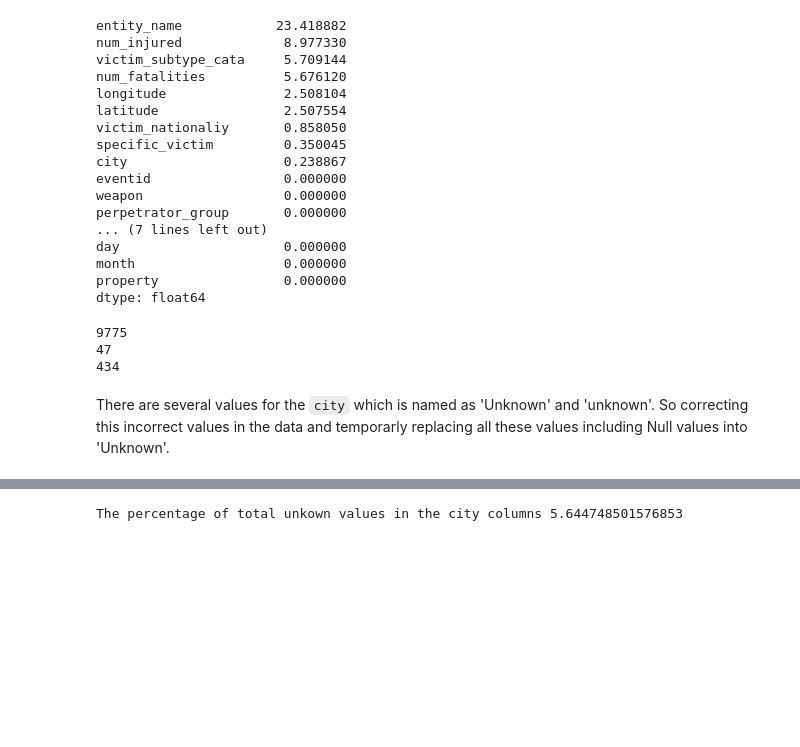
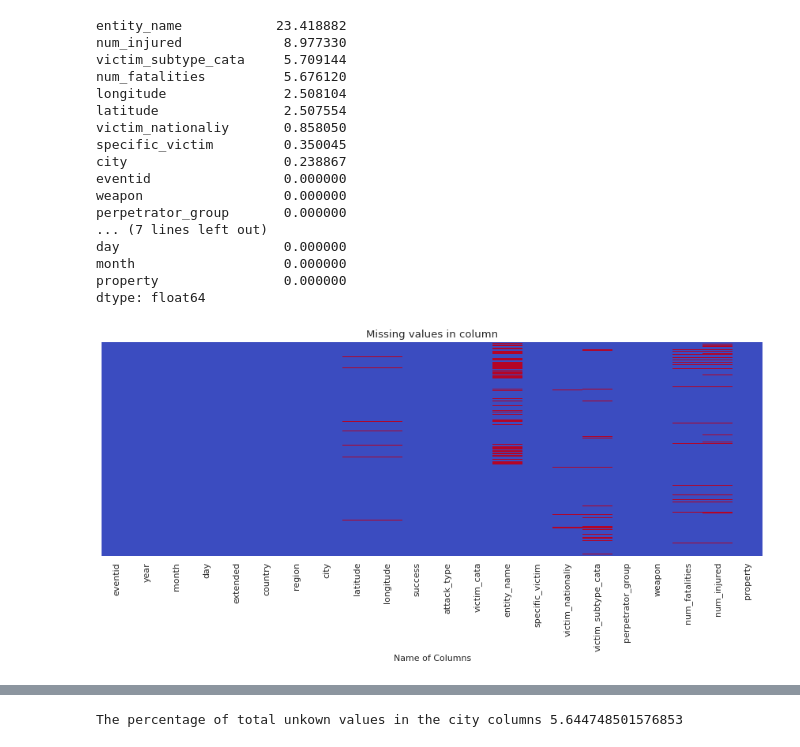
Before and after one commit to JozJozmin/GTD-, a Jupyter notebook: global-terrorism-analysis-capstone-project-ipynb.ipynb, the cells around one changed output, grey strips where cells are left out. Saved outputs shown, nothing was run; the diff lists cells and outputs as text; code cells hidden in the pictures; blank space fills up the shorter version.

```diff
--- a/global-terrorism-analysis-capstone-project-ipynb.ipynb
+++ b/global-terrorism-analysis-capstone-project-ipynb.ipynb
@@ -199,10 +184,10 @@ keep_cols = ['eventid', 'iyear', 'imonth', 'iday', 'extended','country_txt','reg
        'gname','weaptype1_txt','nkill','nwound','property']
 
 # creating a new dataframe with selected features
-data_new = data[keep_cols]
+GTA_df_new = GTA_df[keep_cols]
 # %%
-### Updating the headers
-data_new.rename(columns = {'iyear':'year','imonth':'month','iday':'day','country_txt':'country','region_txt':'region',
+# Renaming the selected columns
+GTA_df_new.rename(columns = {'iyear':'year','imonth':'month','iday':'day','country_txt':'country','region_txt':'region',
                            'attacktype1_txt':'attack_type','targtype1_txt':'victim_cata','target1':'specific_victim','targsubtype1_txt':'victim_subtype_cata',
                            'corp1':'entity_name','natlty1_txt':'victim_nationaliy','gname':'perpetrator_group','weaptype1_txt':'weapon','nkill':'num_fatalities',
                            'nwound':'num_injured'},inplace = True)
@@ -269,7 +313,7 @@ data_new['month'].value_counts().sort_values(ascending= False),data_new['day'].v
  Name: day, dtype: int64)
 # %%
 ### replacing month 0 values with month 12
-data_new.month.replace(0,5 , inplace = True)
+GTA_df_new.month.replace(0,5 , inplace = True)
 
 ### replacing day 0 values with day 31
-data_new.day.replace(0,15, inplace = True)
+GTA_df_new.day.replace(0,15, inplace = True)
@@ -276,3 +330,5 @@ data_new.day.replace(0,15, inplace = True)
+# %%
+GTA_df_new.city = GTA_df_new.city.replace('unknown','Unknown')
 # %% [markdown]
 #### **4. Handling Missing values**
 
@@ -303,4 +359,13 @@ day                     0.000000
 month                   0.000000
 property                0.000000
 dtype: float64
+# %%
+# Visulaizing null values through heatmap.
+plt.figure(figsize=(15, 5))
+sns.heatmap(GTA_df_new.isnull(), cbar=False, yticklabels=False,cmap='coolwarm')
+plt.xlabel("Name of Columns")
+plt.title("Missing values in column")
+plt.show()
+# %% [output]
+[figure, added]
 # %%
@@ -311,10 +375,0 @@ data_new['victim_subtype_cata'] = data_new['victim_subtype_cata'].fillna('Unname
-# %%
-print(data_new[data_new.city == 'Unknown']['city'].count())
-print(data_new[data_new.city == 'unknown']['city'].count())
-print(len(data_new[data_new.city.isna() == True]['city']))
-# %% [output]
-9775
-47
-434
-# %% [markdown]
-There are several values for the <code>city</code> which is named as 'Unknown' and 'unknown'. So correcting this incorrect values in the data and temporarly replacing all these values including Null values into 'Unknown'.
```
Also changed, not shown: parts of 188 cells of this notebook.
